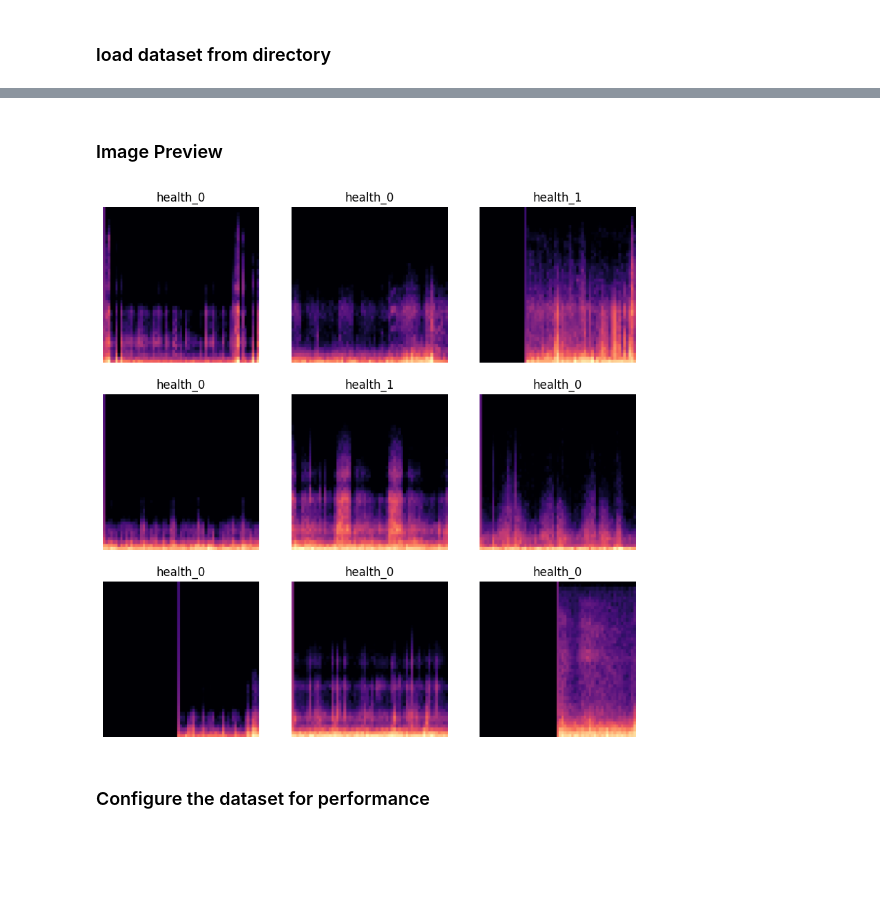
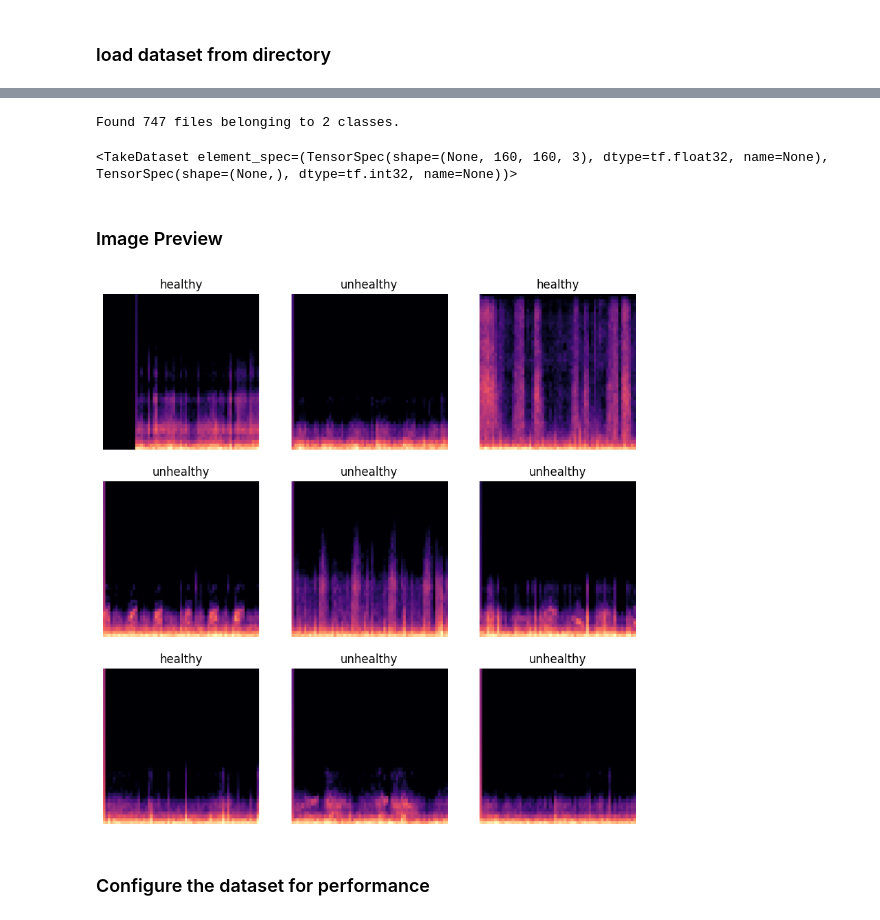
Before and after one commit to loukra/Respiratory_Disease_Classification, a Jupyter notebook: ResNet50_Transfer_Learning.ipynb, the cells around one changed output, grey strips where cells are left out. Cells and saved outputs as stored; diff of their text form; code cells hidden in the pictures; blank space fills up the shorter version.

Commit message:
maintained connections labels and filenames

```diff
--- a/ResNet50_Transfer_Learning.ipynb
+++ b/ResNet50_Transfer_Learning.ipynb
@@ -57,17 +14,54 @@ Using 149 files for validation.
+# %%
+batch_size = 32
+IMG_SIZE = (160, 160)
+
+#train_dir = 'data/images/cls_2/train'
+
+train_dir = 'data/images_balanced/train'
+
+train_ds = tf.keras.utils.image_dataset_from_directory(
+  train_dir,
+  validation_split=None,
+  shuffle = False,
+  image_size=IMG_SIZE,
+  batch_size=None)
+
+img, lbl = tuple(zip(*train_ds))
+
+file_paths = train_ds.file_paths
+y_patient = ['_'.join(x.split('/')[-1].split('_')[0:2]) for x in file_paths]
+file_tensor = tf.convert_to_tensor(y_patient)
+
+indices = tf.range(start=0, limit=tf.shape(lbl)[0], dtype=tf.int32)
+shuffled_indices = tf.random.shuffle(indices, seed = 8)
+
+shuffled_x = tf.gather(img, shuffled_indices)
+shuffled_y = tf.gather(lbl, shuffled_indices)
+shuffled_file = tf.gather(y_patient, shuffled_indices)
+
+ds_all = tf.data.Dataset.from_tensor_slices((shuffled_x,shuffled_y))
+ds_val = ds_all.take(160).batch(32)
+ds_train = ds_all.skip(160).batch(32)
+
+val_files = shuffled_file[:160]
+ds_val.take(1)
+# %% [output]
+Found 747 files belonging to 2 classes.
+<TakeDataset element_spec=(TensorSpec(shape=(None, 160, 160, 3), dtype=tf.float32, name=None), TensorSpec(shape=(None,), dtype=tf.int32, name=None))>
 # %% [markdown]
 ### Image Preview
 # %%
-class_names = train_ds.class_names
+class_names = ['unhealthy', 'healthy']
 
 plt.figure(figsize=(10, 10))
-for images, labels in train_ds.take(5):
+for images, labels in ds_train.take(1):
   for i in range(9):
     ax = plt.subplot(3, 3, i + 1)
     plt.imshow(images[i].numpy().astype("uint8"))
     plt.title(class_names[labels[i]])
     plt.axis("off")
 # %% [output]
-[figure, old version]
+[figure, new version]
 # %% [markdown]
 ### Configure the dataset for performance
 # %%
```
Also changed, not shown: parts of 22 cells of this notebook.
